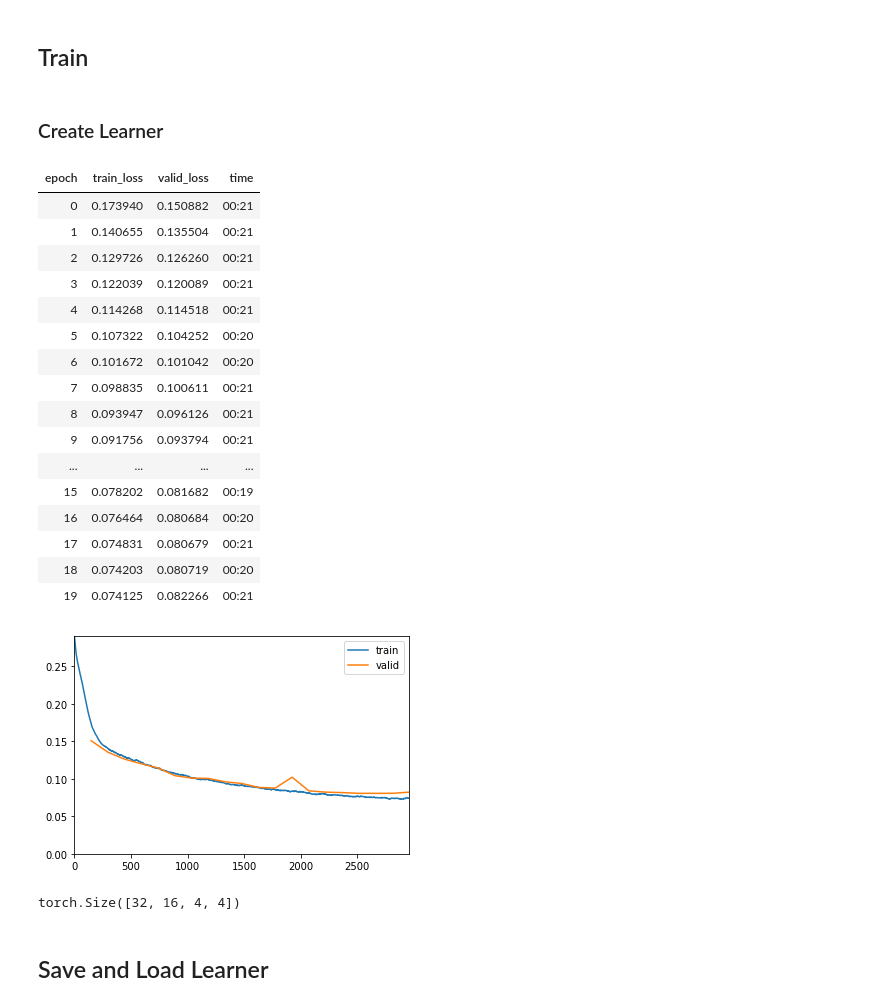
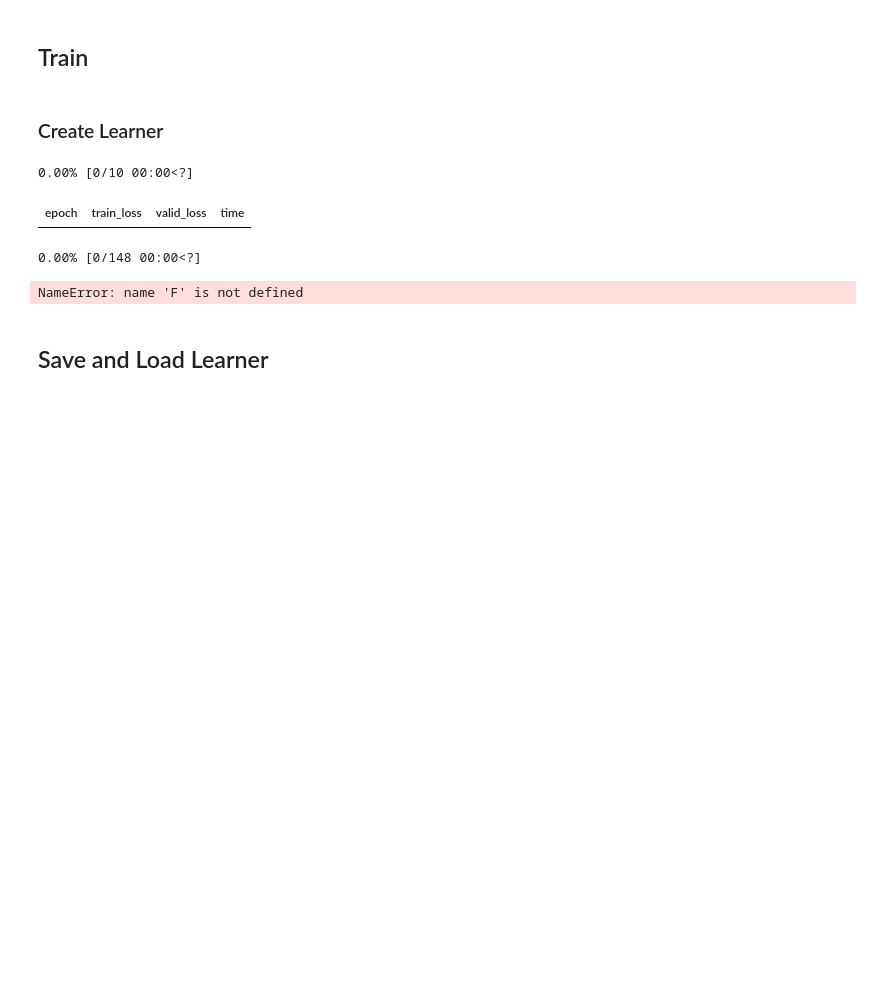
Before and after one commit to ThomasWarford/band-fingerprint, a Jupyter notebook: autoencoder/resnet_train.ipynb, the cells around one changed output. Cells and saved outputs as stored; diff of their text form; code cells hidden in the pictures; blank space fills up the shorter version.

Commit message:
latest training resnet ae

```diff
--- a/autoencoder/resnet_train.ipynb
+++ b/autoencoder/resnet_train.ipynb
@@ -48,40 +48,27 @@ def log_cosh_loss(pred, targ, a):
 # %%
 # for arch in ["resnet18"]:
 loss = F.mse_loss
 # loss = partial(log_cosh_loss, a=1)
 # loss = nn.BCEWithLogitsLoss()
 sigmoid = True
 if isinstance(loss, nn.BCEWithLogitsLoss):
     sigmoid = False
-ae = model.BuildAutoEncoder("resnet18", sigmoid=sigmoid, z_channels=16)
-# ae = model.BigResNetAutoEncoder([2, 2, 2, 2], False, sigmoid)
+Z_CHANNELS = 32
+
+# ae = model.BuildAutoEncoder("resnet18", sigmoid=sigmoid, z_channels=Z_CHANNELS)
+ae = model.ResNetAutoEncoderCompressed([2, 2, 2, 2], False, 64)
 learn = Learner(dls, ae, loss, cbs=[ShowGraphCallback()])
-learn.fit_one_cycle(20)
+learn.fit_one_cycle(10)
 
 
 xb, yb = dls.valid.one_batch()
 # print(arch)
 print(learn.model.encoder(xb.cuda()).shape)
 # %% [output]
+0.00% [0/10 00:00<?]
 | epoch | train_loss | valid_loss | time |
-| 0 | 0.173940 | 0.150882 | 00:21 |
-| 1 | 0.140655 | 0.135504 | 00:21 |
-| 2 | 0.129726 | 0.126260 | 00:21 |
-| 3 | 0.122039 | 0.120089 | 00:21 |
-| 4 | 0.114268 | 0.114518 | 00:21 |
-| 5 | 0.107322 | 0.104252 | 00:20 |
-| 6 | 0.101672 | 0.101042 | 00:20 |
-| 7 | 0.098835 | 0.100611 | 00:21 |
-| 8 | 0.093947 | 0.096126 | 00:21 |
-| 9 | 0.091756 | 0.093794 | 00:21 |
-| ... | ... | ... | ... |
-| 15 | 0.078202 | 0.081682 | 00:19 |
-| 16 | 0.076464 | 0.080684 | 00:20 |
-| 17 | 0.074831 | 0.080679 | 00:21 |
-| 18 | 0.074203 | 0.080719 | 00:20 |
-| 19 | 0.074125 | 0.082266 | 00:21 |
-[figure, removed]
-torch.Size([32, 16, 4, 4])
+0.00% [0/148 00:00<?]
+NameError: name 'F' is not defined
 # %% [markdown]
 ## Save and Load Learner
 # %%
```
Also changed, not shown: parts of 5 cells of this notebook.
